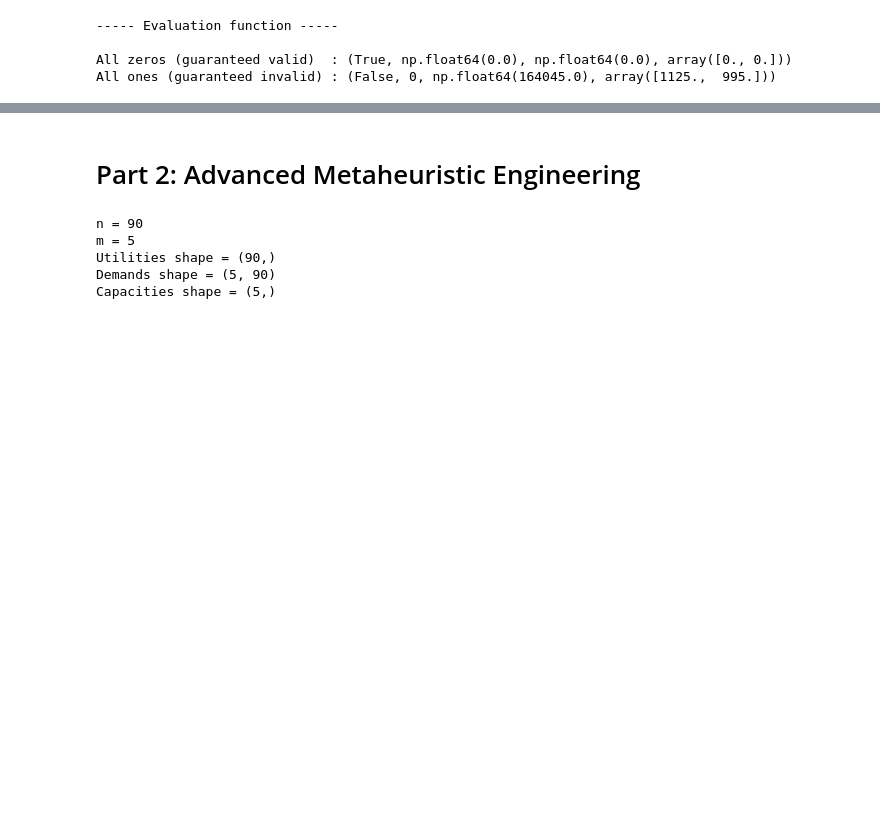
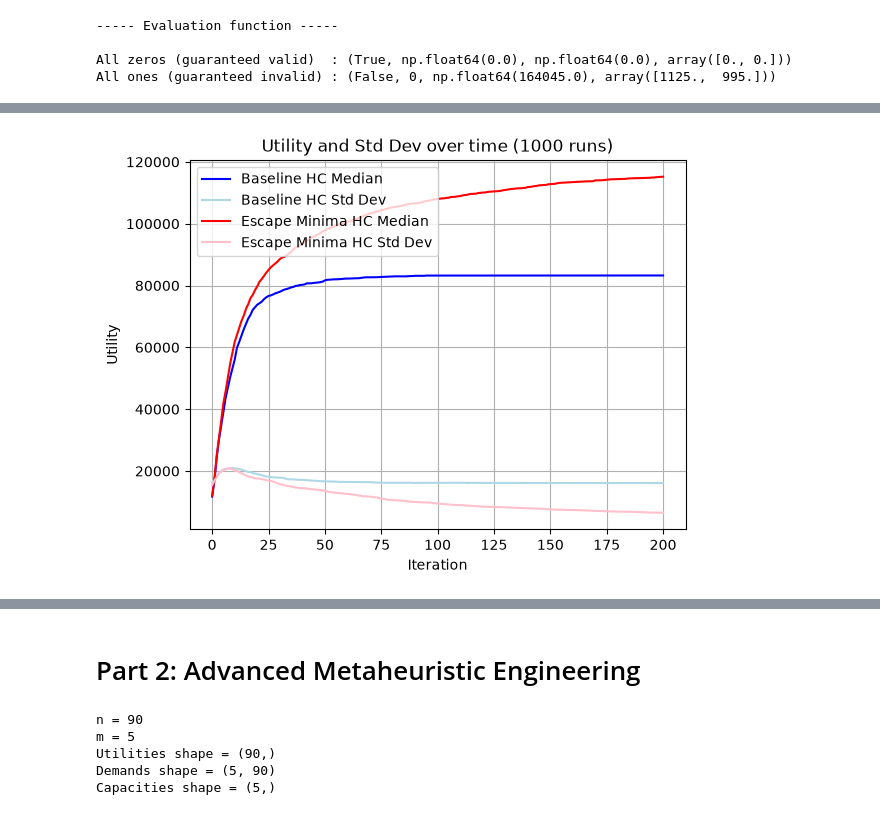
Before and after one commit to AyOhEe/CSCU9YE-Assignment, a Jupyter notebook: 3423815.ipynb, the cells around one changed output, grey strips where cells are left out. Saved outputs shown, nothing was run; the diff lists cells and outputs as text; code cells hidden in the pictures; blank space fills up the shorter version.

```diff
--- a/3423815.ipynb
+++ b/3423815.ipynb
@@ -166,3 +159,29 @@ plt.show()
+# %%
+%matplotlib inline
+
+base_median = np.median(traces_base, axis=0)
+minim_median = np.median(traces_minim, axis=0)
+
+base_std = np.std(traces_base, axis=0)
+minim_std = np.std(traces_minim, axis=0)
+
+
+plt.plot(base_median, color="blue", label="Baseline HC Median")
+plt.plot(base_std, color="lightblue", label="Baseline HC Std Dev")
+
+plt.plot(minim_median, color="red", label="Escape Minima HC Median")
+plt.plot(minim_std, color="pink", label="Escape Minima HC Std Dev")
+
+
+
+plt.xlabel("Iteration")
+plt.ylabel("Utility")
+plt.title("Utility and Std Dev over time (1000 runs)")
+plt.legend(loc='upper left')
+plt.grid(True)
+plt.show()
+# %% [output]
+[figure, added]
 # %%
 
 %matplotlib inline
```
Also changed, not shown: parts of 6 cells of this notebook.
